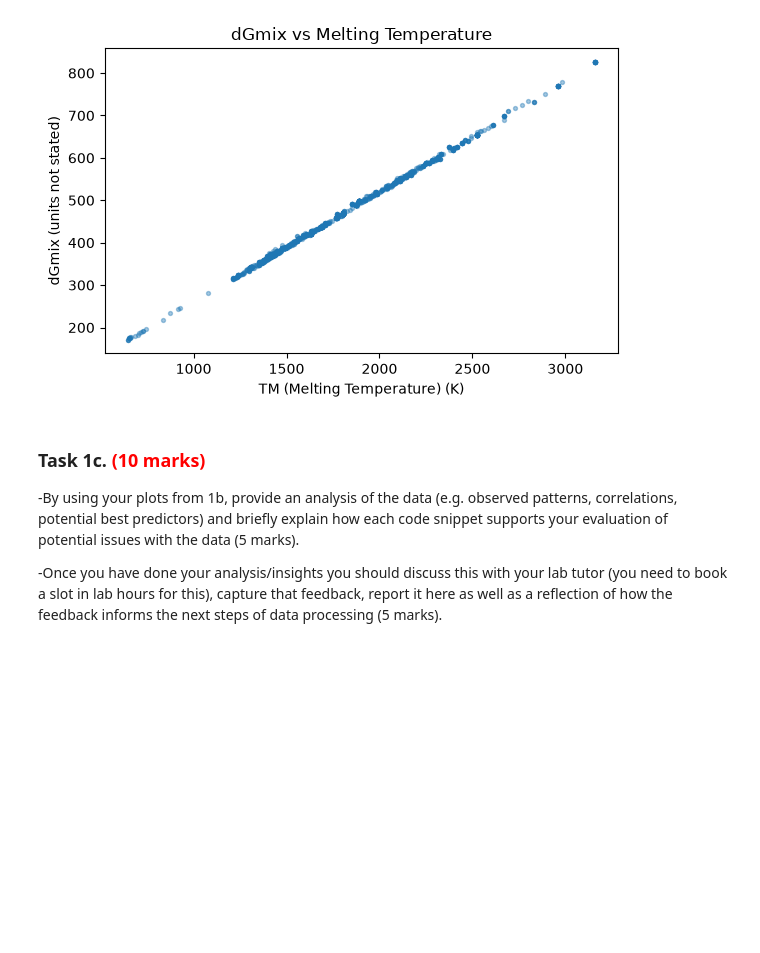
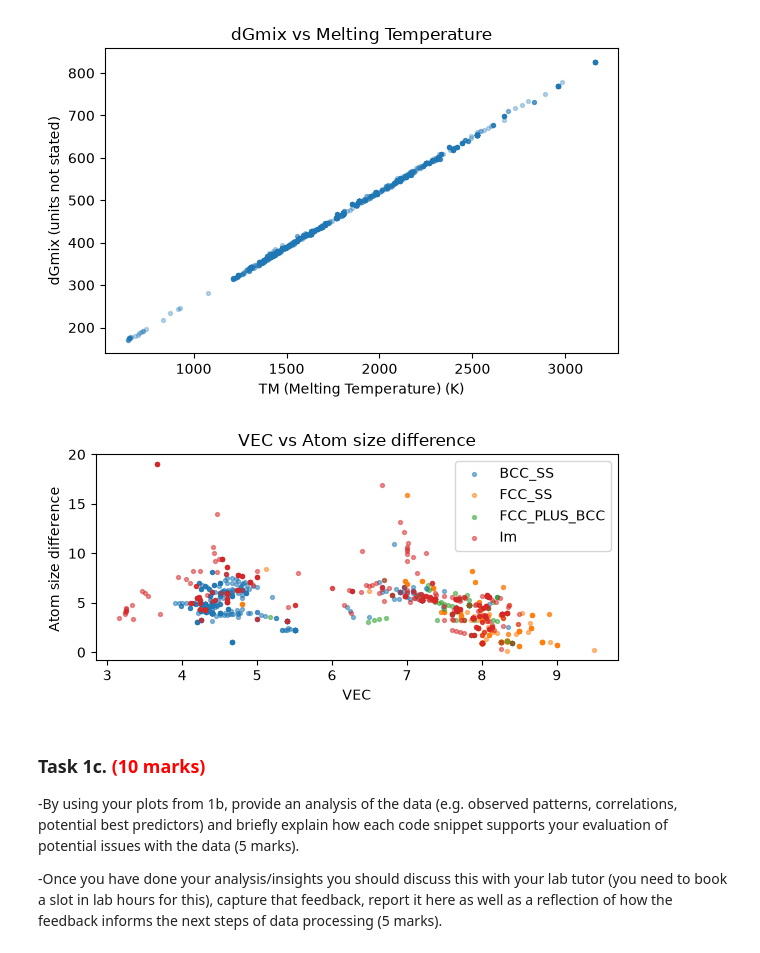
Before and after one commit to efyct6/Machine-Learning, a Jupyter notebook: mmme4125-coursework_2026.ipynb, the cells around one changed output. Saved outputs shown, nothing was run; the diff lists cells and outputs as text; code cells hidden in the pictures; blank space fills up the shorter version.

Commit message:
Plotted a bar graph, scatter pattern and scatter correlation graph

```diff
--- a/mmme4125-coursework_2026.ipynb
+++ b/mmme4125-coursework_2026.ipynb
@@ -203,3 +203,33 @@ fig.tight_layout(); plt.show()
+# %%
+#Scatterplot of patterns in observing phases
+
+fig, axes = plt.subplots(figsize=(6, 3))
+
+Bcc  = data.loc[data["Phases"] == "BCC_SS"]   # from matplotlib to check each row //  == is to compare TRue or false bool if row phase is X & data.loc filters out False, keep only true
+Fcc  = data.loc[data["Phases"] == "FCC_SS"]
+Both = data.loc[data["Phases"] == "FCC_PLUS_BCC"]
+Im   = data.loc[data["Phases"] == "Im"]
+
+
+# plot only True values & it's respective Vec and atom size diff
+axes.scatter(Bcc["VEC"],  Bcc["Atom.Size.Diff"],  s=8, alpha=0.5, label="BCC_SS")
+axes.scatter(Fcc["VEC"],  Fcc["Atom.Size.Diff"],  s=8, alpha=0.5, label="FCC_SS")
+axes.scatter(Both["VEC"], Both["Atom.Size.Diff"], s=8, alpha=0.5, label="FCC_PLUS_BCC")
+axes.scatter(Im["VEC"],   Im["Atom.Size.Diff"],   s=8, alpha=0.5, label="Im")
+
+axes.set(xlabel="VEC", ylabel="Atom size difference ",
+       title="VEC vs Atom size difference")
+
+axes.legend()
+fig.tight_layout(); plt.show()
+
+#Notes:
+#graph replicated from main paper fig 1b REFER TO MAIN PAPER
+#Purpose is to predict classification through using inputs of VEC and  Atom size diff
+
+#Able to observe e.g BCC_SS mainly has a low atom size diff and  clusters mostly around low VEC and some around High VEC
+# %% [output]
+[figure, added]
 # %% [markdown]
 ### Task 1c. <span style="color:red">(10 marks)</span>
 
```
Also changed, not shown: parts of 4 cells of this notebook.
